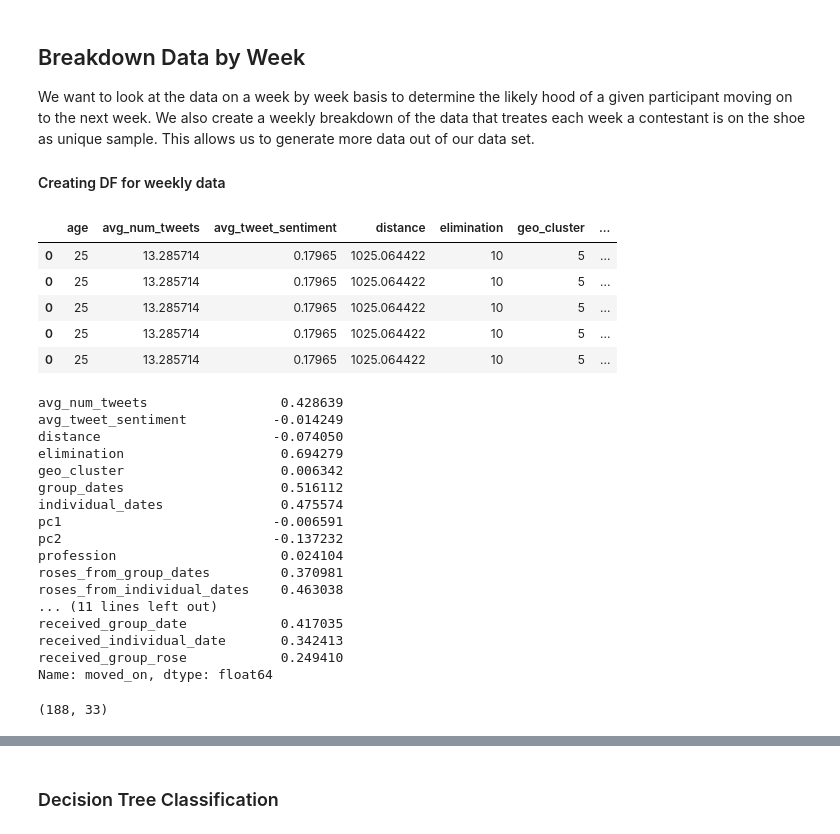
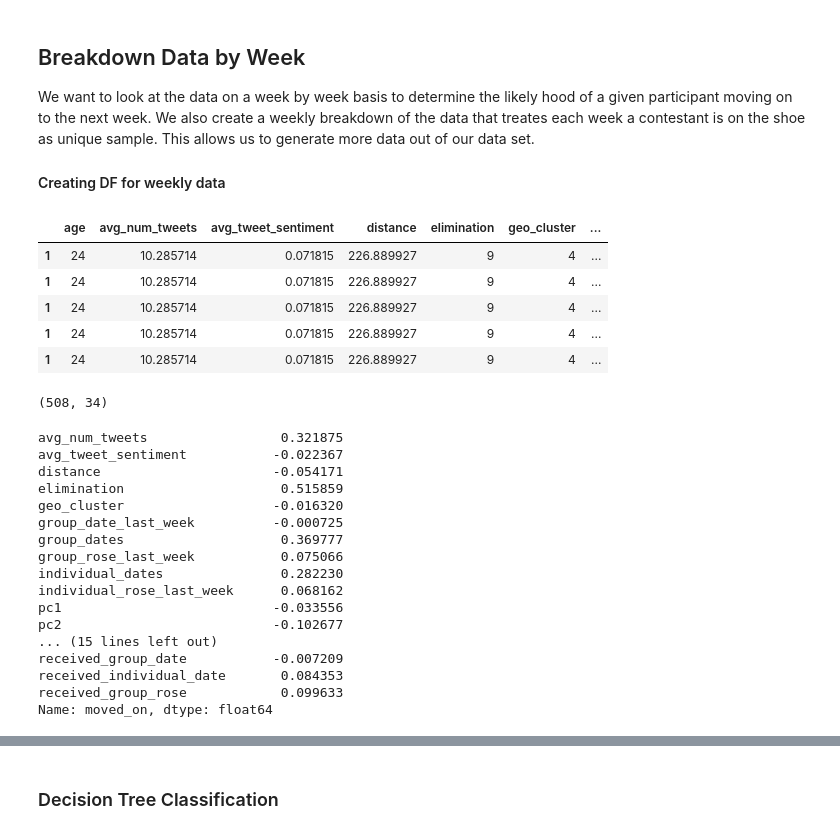
Before and after one commit to dcusworth/WAR_of_the_Roses, a Jupyter notebook: Stats2.ipynb, the cells around one changed output, grey strips where cells are left out. Cells and saved outputs as stored; diff of their text form; code cells hidden in the pictures.

```diff
--- a/Stats2.ipynb
+++ b/Stats2.ipynb
@@ -148,13 +148,12 @@ df = df[df.elimination != 'unknown']
 # create a column for 'won' to indicate whether the contestant won or did not
 df['won'] = (df.elimination == 'Winner')*1
 df['runner_up'] = (df.elimination == 'Runner-up')*1
-df['finalist'] = (df.elimination > 6)*1
 # winners and runners up are currently strings. We need to turn them into integers
 df['elimination'] = df['elimination'].apply(change_winner_runnerup)
 df['elimination'] = df['elimination'].astype('int')
 # create a dataframe where the unecessary columns are droped
 df_temp = df.drop(['hometown','name','occupation','season','pc1','pc2'],1)
-df_temp.head(5)
+df_temp.head(10)
 # %% [output]
 |  | age | avg_num_tweets | avg_tweet_sentiment | distance | elimination | geo_cluster | group_dates | ... |
 | 0 | 25 | 13.285714 | 0.179650 | 1025.064422 | 10 | 5 | 2 | ... |
@@ -434,11 +441,11 @@ for row in df_temp.iterrows():
             # get the number of roses from group dates
             c['total_group_roses'] = 0
             # get whether contestant had group date last wek
-            c['group_date_last_week'] = False
+            c['group_date_last_week'] = 0
             # get whether contestant received individual rose in previous week
-            c['individual_rose_last_week'] = False
+            c['individual_rose_last_week'] = 0
             # get whether contestant received group rose in previous week
-            c['group_rose_last_week'] = False
+            c['group_rose_last_week'] = 0
             # get the number of tweets about contestant overall
             c['total_tweets'] = 0
             # get the number of tweets from previos week
@@ -459,64 +466,64 @@ for row in df_temp.iterrows():
                         if 'one' in date_type:
                             c['total_individual_dates'] += 1
                             if prev_week:
-                                c['individual_rose_last_week'] = True
+                                c['individual_rose_last_week'] = 1
                         if 'group' in date_type:
                             c['total_group_dates'] += 1
                             if prev_week:
-                                c['group_date_last_week'] = True
+                                c['group_date_last_week'] = 1
                             if received_rose:
                                 c['total_group_roses'] += 1
                                 if prev_week:
-                                    c['group_rose_last_week'] = True
+                                    c['group_rose_last_week'] = 1
                 if fname in twitter[str(season)]:
                     tweet_info = twitter[str(season)][fname]
                     episode_date = date_guide[(date_guide.Episode == w) & (date_guide.Season == season)].Date.values[0]
                     if episode_date in tweet_info:
                         c['total_tweets'] += tweet_info[episode_date]['ntweet']
                         c['total_tweet_sentiment'] += tweet_info[episode_date]['sentiment']
                         if prev_week:
                             c['tweets_last_week'] = tweet_info[episode_date]['ntweet']
                             c['tweet_sentiment_last_week'] = tweet_info[episode_date]['sentiment']
 
         weekly_data.append(c)
 
 # create data frame from weekly data
 weekly_df = pd.DataFrame(weekly_data)
 # create indicator columns
 weekly_df['moved_on'] = (weekly_df.elimination > weekly_df.week)*1
 weekly_df['received_group_date'] = weekly_df.total_group_dates > 0
 weekly_df['received_individual_date'] = weekly_df.total_individual_dates > 0
 weekly_df['received_group_rose'] = weekly_df.total_group_roses > 0
-weekly_df.head()
+weekly_dftouse = weekly_df.copy().dropna()
+weekly_dftouse.head()
 # %% [output]
 |  | age | avg_num_tweets | avg_tweet_sentiment | distance | elimination | geo_cluster | ... |
-| 0 | 25 | 13.285714 | 0.17965 | 1025.064422 | 10 | 5 | ... |
-| 0 | 25 | 13.285714 | 0.17965 | 1025.064422 | 10 | 5 | ... |
-| 0 | 25 | 13.285714 | 0.17965 | 1025.064422 | 10 | 5 | ... |
-| 0 | 25 | 13.285714 | 0.17965 | 1025.064422 | 10 | 5 | ... |
-| 0 | 25 | 13.285714 | 0.17965 | 1025.064422 | 10 | 5 | ... |
+| 1 | 24 | 10.285714 | 0.071815 | 226.889927 | 9 | 4 | ... |
+| 1 | 24 | 10.285714 | 0.071815 | 226.889927 | 9 | 4 | ... |
+| 1 | 24 | 10.285714 | 0.071815 | 226.889927 | 9 | 4 | ... |
+| 1 | 24 | 10.285714 | 0.071815 | 226.889927 | 9 | 4 | ... |
+| 1 | 24 | 10.285714 | 0.071815 | 226.889927 | 9 | 4 | ... |
+# %%
+weekly_dftouse.shape
+# %% [output]
+(508, 34)
 # %%
-weekly_df.corr()['moved_on']
+weekly_dftouse.corr()['moved_on']
 # %% [output]
-avg_num_tweets                 0.428639
-avg_tweet_sentiment           -0.014249
-distance                      -0.074050
-elimination                    0.694279
-geo_cluster                    0.006342
-group_dates                    0.516112
-individual_dates               0.475574
-pc1                           -0.006591
-pc2                           -0.137232
-profession                     0.024104
-roses_from_group_dates         0.370981
-roses_from_individual_dates    0.463038
-... (11 lines left out)
-received_group_date            0.417035
-received_individual_date       0.342413
-received_group_rose            0.249410
+avg_num_tweets                 0.321875
+avg_tweet_sentiment           -0.022367
+distance                      -0.054171
+elimination                    0.515859
+geo_cluster                   -0.016320
+group_date_last_week          -0.000725
+group_dates                    0.369777
+group_rose_last_week           0.075066
+individual_dates               0.282230
+individual_rose_last_week      0.068162
+pc1                           -0.033556
+pc2                           -0.102677
+... (15 lines left out)
+received_group_date           -0.007209
+received_individual_date       0.084353
+received_group_rose            0.099633
 Name: moved_on, dtype: float64
-# %%
-week1_df = weekly_df[weekly_df.week == 1]
-week1_df.shape
-# %% [output]
-(188, 33)
```
Also changed, not shown: parts of 22 cells of this notebook, 1 other file.
